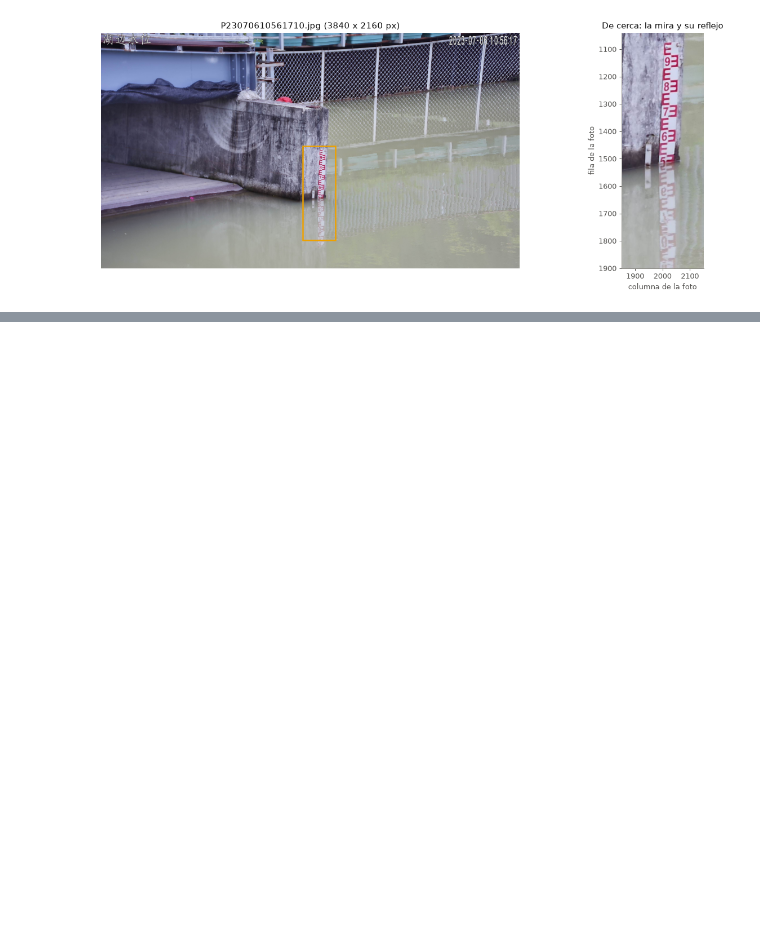
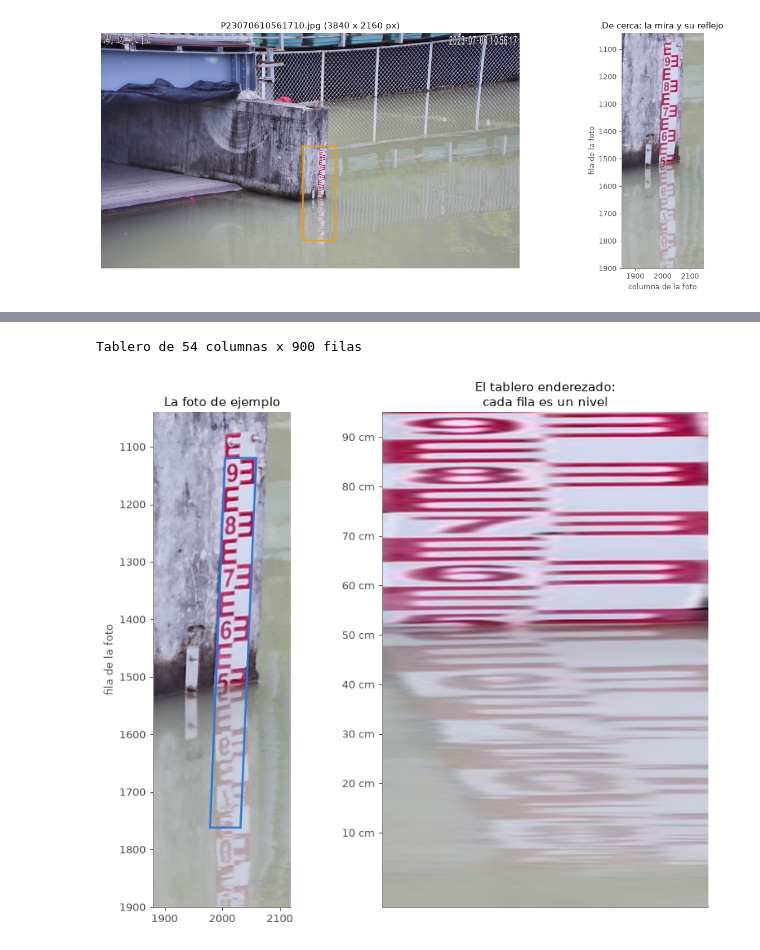
Before and after one commit to SCaballero427/medicion-de-nivel-en-canales-abiertos, a Jupyter notebook: 02_lago_china_primera_mejora/02_lago_china_primera_mejora.ipynb, the cells around one changed output, grey strips where cells are left out. Drawn from its saved outputs; the diff is of its cells as text; code cells hidden in the pictures; blank space fills up the shorter version.

```diff
--- a/02_lago_china_primera_mejora/02_lago_china_primera_mejora.ipynb
+++ b/02_lago_china_primera_mejora/02_lago_china_primera_mejora.ipynb
@@ -137,0 +179,50 @@ plt.tight_layout()
+# %%
+class Tablero:
+    # 4 puntos + 2 niveles -> tablero enderezado con lados paralelos: cada fila es un nivel fijo
+    def __init__(self, sup_izq, sup_der, inf_der, inf_izq, nivel_sup, nivel_inf, px_por_cm, ancho_px, extra_cm):
+        self.nivel_sup, self.px_por_cm = float(nivel_sup), float(px_por_cm)
+        alto = (nivel_sup - nivel_inf) * px_por_cm
+        src = np.float64([sup_izq, sup_der, inf_der, inf_izq])
+        dst = np.float64([[0, 0], [ancho_px, 0], [ancho_px, alto], [0, alto]])
+        A = np.hstack([src, np.ones((4, 1))])
+        self.M = np.array([np.linalg.lstsq(A, dst[:, i], rcond=None)[0] for i in (0, 1)])   # afin por minimos cuadrados
+        self.M_inv = cv2.invertAffineTransform(self.M)
+        self.tam = (int(ancho_px), int(alto + extra_cm * px_por_cm))
+
+    def enderezar(self, img):
+        return cv2.warpAffine(img, self.M, self.tam, flags=cv2.INTER_LINEAR)
+
+    def fila_de(self, nivel):
+        return (self.nivel_sup - nivel) * self.px_por_cm
+
+    def nivel_de(self, fila):
+        return self.nivel_sup - fila / self.px_por_cm
+
+    def a_tablero(self, x, y):
+        return self.M @ np.array([x, y, 1.0])       # punto de la foto -> (columna, fila) del tablero
+
+    def a_foto(self, col, fila):
+        return self.M_inv @ np.array([col, fila, 1.0])   # punto del tablero -> (x, y) de la foto
+
+
+PX_POR_CM = 9.0        # >>> AJUSTABLE <<< filas del tablero por cm (casi la escala de la camara, 9.2 px/cm)
+ANCHO = 54             # >>> AJUSTABLE <<< columnas del tablero (la placa mide unos 54 px de ancho)
+EXTRA_CM = 30.0        # >>> AJUSTABLE <<< cm por debajo del nivel inferior, para que entre el reflejo
+
+T = Tablero(SUP_IZQ, SUP_DER, INF_DER, INF_IZQ, NIVEL_SUP, NIVEL_INF, PX_POR_CM, ANCHO, EXTRA_CM)
+tablero = T.enderezar(img)
+alto_total = T.tam[1]
+
+fig, ax = plt.subplots(1, 2, figsize=(9, 7.6))
+ax[0].imshow(rgb(img[1040:1900, 1880:2120]), extent=[1880, 2120, 1900, 1040], interpolation="bicubic")
+ax[0].add_patch(Polygon([SUP_IZQ, SUP_DER, INF_DER, INF_IZQ], closed=True, fill=False, ec=AZUL, lw=2))
+ax[0].set_title("La foto de ejemplo", color=TINTA); ax[0].set_ylabel("fila de la foto")
+ax[1].imshow(rgb(tablero), extent=[0, ANCHO, alto_total, 0], aspect="auto", interpolation="bicubic")
+niveles = np.arange(90, 4, -10)
+ax[1].set_yticks([T.fila_de(c) for c in niveles]); ax[1].set_yticklabels(["%d cm" % c for c in niveles])
+ax[1].set_xticks([]); ax[1].set_title("El tablero enderezado:\ncada fila es un nivel", color=TINTA)
+plt.tight_layout()
+print("Tablero de %d columnas x %d filas" % T.tam)
+# %% [output]
+Tablero de 54 columnas x 900 filas
+[figure, added]
```
Also changed, not shown: parts of 7 cells of this notebook.
